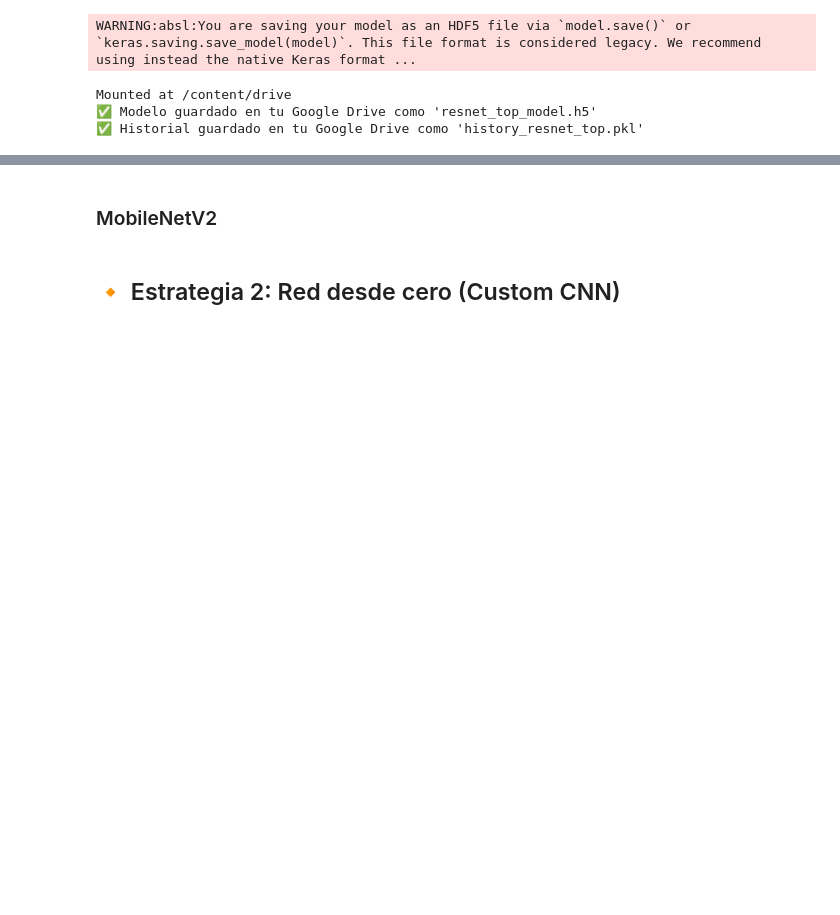
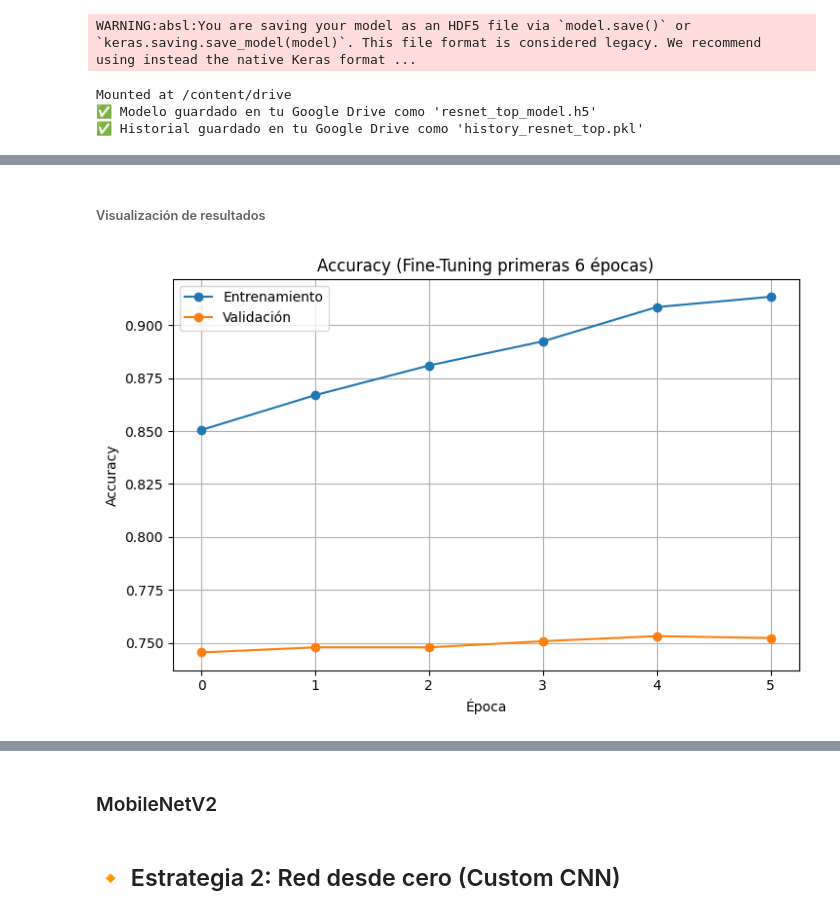
Before and after one commit to rcastillordgz/Entregable-4-Nuclio-DL, a Jupyter notebook: DSC0924ESP_Actividad_DL_Grupo_XX_COMPLETO.ipynb, the cells around one changed output, grey strips where cells are left out. Saved outputs shown, nothing was run; the diff lists cells and outputs as text; code cells hidden in the pictures; blank space fills up the shorter version.

```diff
--- a/DSC0924ESP_Actividad_DL_Grupo_XX_COMPLETO.ipynb
+++ b/DSC0924ESP_Actividad_DL_Grupo_XX_COMPLETO.ipynb
@@ -353,0 +364,19 @@ Mounted at /content/drive
+# %%
+# Descongelamos solo las últimas 20 capas del modelo base para reducir el tiempo de entrenamiento
+for layer in base_model.layers[-20:]:
+    layer.trainable = True
+
+# ⚙️ Recompilamos el modelo con un learning rate menor
+modelo.compile(
+    optimizer=Adam(learning_rate=1e-5),             # Tasa de aprendizaje más baja para afinar sin desajustar
+    loss='sparse_categorical_crossentropy',         # Mismo tipo de pérdida
+    metrics=['accuracy']                            # Métrica principal
+)
+
+# 🏋️ Entrenamiento con Fine-Tuning (versión rápida)
+history_finetune = modelo.fit(
+    train_dataset,                                  # Dataset de entrenamiento
+    epochs=8,                                       # Menos épocas para reducir el tiempo de ejecución
+    validation_data=test_dataset,                   # Validación sobre el mismo set
+    callbacks=[early_stop, reduce_lr]               # Callbacks reutilizables
+)
@@ -353,0 +398,23 @@ Mounted at /content/drive
+# %% [markdown]
+###### Visualización de resultados
+# %%
+# 📊 Visualización del Fine-Tuning (primeras 6 épocas)
+
+# Tomamos solo las primeras 6 épocas
+epochs_range = range(6)
+
+# --- Accuracy ---
+plt.figure(figsize=(14, 5))
+plt.subplot(1, 2, 1)
+plt.plot(epochs_range, history_finetune.history['accuracy'][:6], label='Entrenamiento', marker='o')
+plt.plot(epochs_range, history_finetune.history['val_accuracy'][:6], label='Validación', marker='o')
+plt.title('Accuracy (Fine-Tuning primeras 6 épocas)')
+plt.xlabel('Época')
+plt.ylabel('Accuracy')
+plt.grid(True)
+plt.legend()
+
+plt.tight_layout()
+plt.show()
+# %% [output]
+[figure, added]
```
Also changed, not shown: parts of 19 cells of this notebook.
